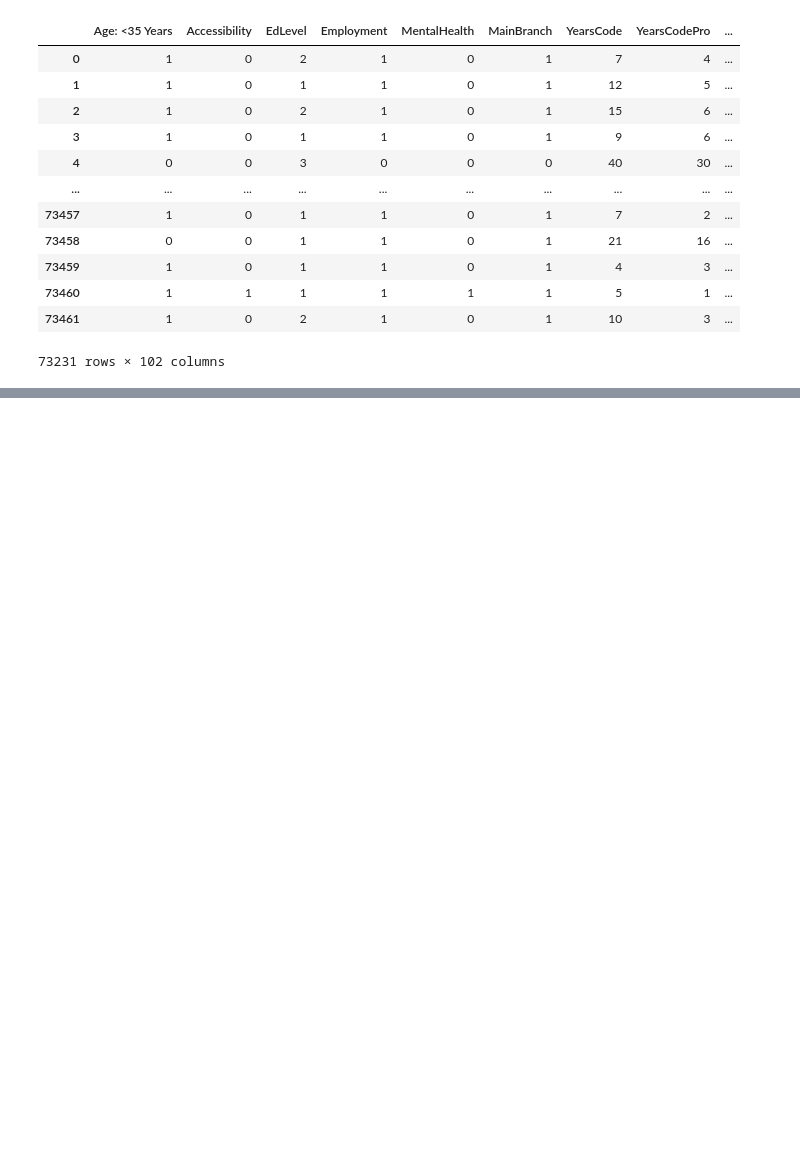
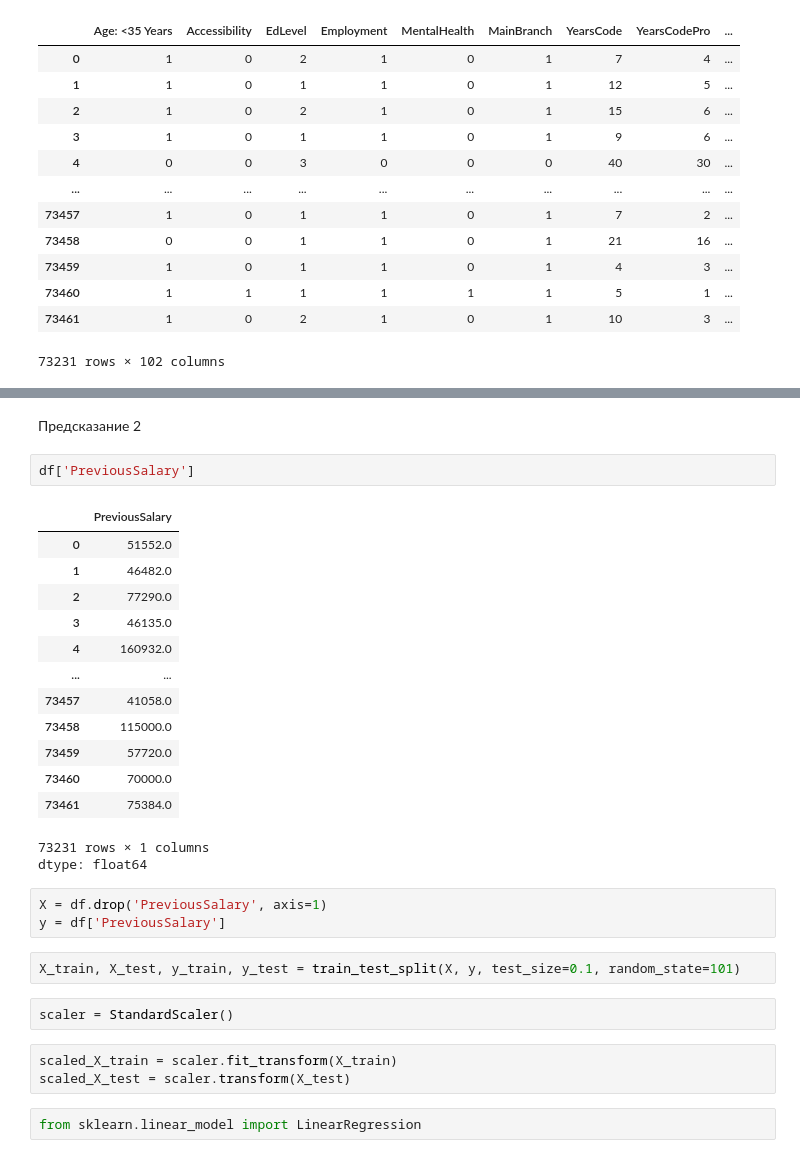
Before and after one commit to Den9p/MO_2, a Jupyter notebook: Кувшанов,_Поляруш,_Чепак_ТюмГУ_МО2_ДЗ_1.ipynb, the cells around one changed output, grey strips where cells are left out. Saved outputs shown, nothing was run; the diff lists cells and outputs as text; blank space fills up the shorter version.

```diff
--- a/Кувшанов,_Поляруш,_Чепак_ТюмГУ_МО2_ДЗ_1.ipynb
+++ b/Кувшанов,_Поляруш,_Чепак_ТюмГУ_МО2_ДЗ_1.ipynb
@@ -811,0 +888,31 @@ files.download('stackoverflow_full_cleaned.csv')
+# %% [markdown]
+Предсказание 2
+# %%
+df['PreviousSalary']
+# %% [output]
+|  | PreviousSalary |
+| 0 | 51552.0 |
+| 1 | 46482.0 |
+| 2 | 77290.0 |
+| 3 | 46135.0 |
+| 4 | 160932.0 |
+| ... | ... |
+| 73457 | 41058.0 |
+| 73458 | 115000.0 |
+| 73459 | 57720.0 |
+| 73460 | 70000.0 |
+| 73461 | 75384.0 |
+73231 rows × 1 columns
+dtype: float64
+# %%
+X = df.drop('PreviousSalary', axis=1)
+y = df['PreviousSalary']
+# %%
+X_train, X_test, y_train, y_test = train_test_split(X, y, test_size=0.1, random_state=101)
+# %%
+scaler = StandardScaler()
+# %%
+scaled_X_train = scaler.fit_transform(X_train)
+scaled_X_test = scaler.transform(X_test)
+# %%
+from sklearn.linear_model import LinearRegression
```
Also changed, not shown: parts of 23 cells of this notebook.
